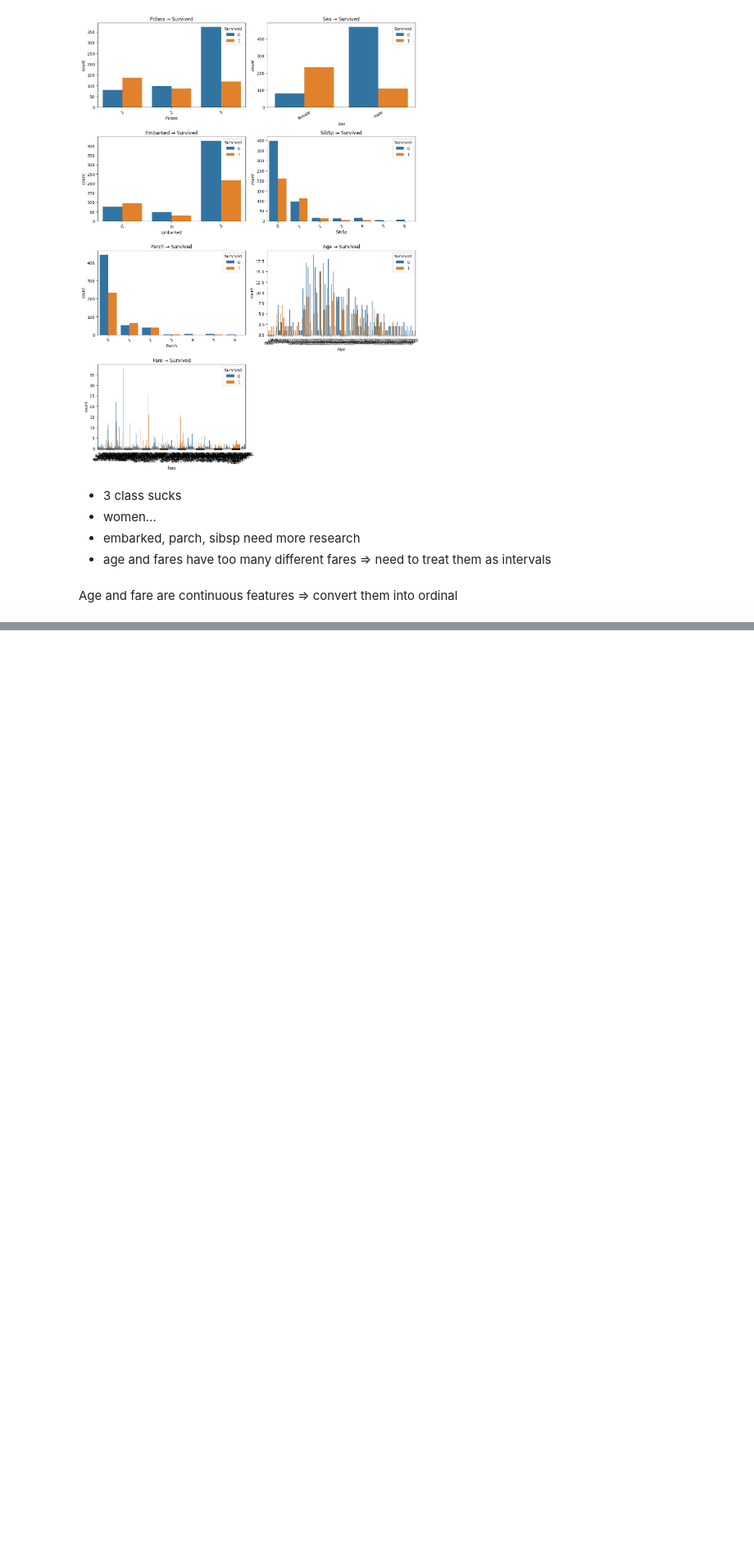
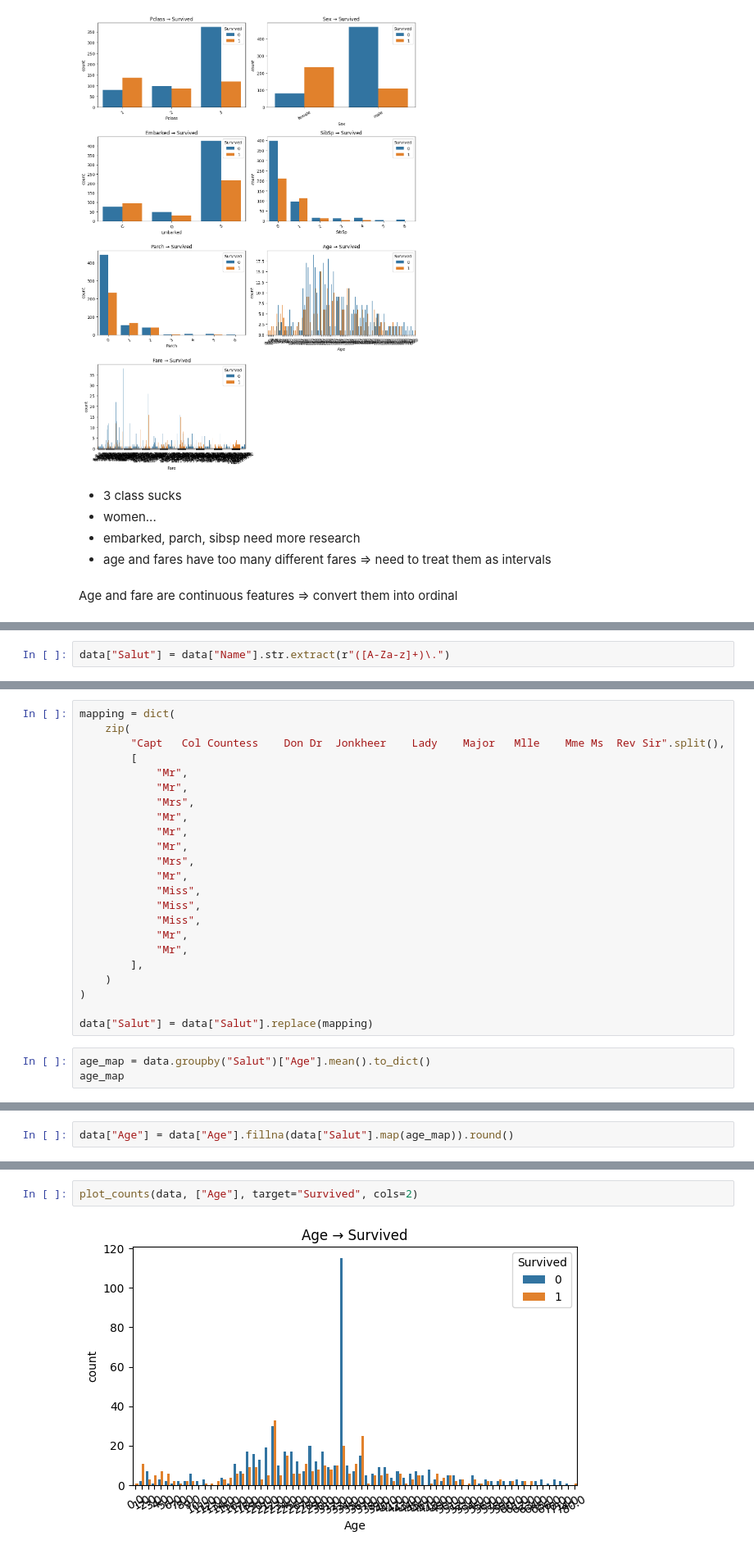
Before and after one commit to DmitriyN7/titanic, a Jupyter notebook: titanic.ipynb, the cells around one changed output, grey strips where cells are left out. Shown at 82% size. Saved outputs shown, nothing was run; the diff lists cells and outputs as text; blank space fills up the shorter version.

```diff
--- a/titanic.ipynb
+++ b/titanic.ipynb
@@ -98,0 +121,2 @@ Age and fare are continuous features => convert them into ordinal
+# %%
+data["Salut"] = data["Name"].str.extract(r"([A-Za-z]+)\.")
@@ -98,0 +134,26 @@ Age and fare are continuous features => convert them into ordinal
+# %%
+mapping = dict(
+    zip(
+        "Capt	Col	Countess	Don	Dr	Jonkheer	Lady	Major	Mlle	Mme	Ms	Rev	Sir".split(),
+        [
+            "Mr",
+            "Mr",
+            "Mrs",
+            "Mr",
+            "Mr",
+            "Mr",
+            "Mrs",
+            "Mr",
+            "Miss",
+            "Miss",
+            "Miss",
+            "Mr",
+            "Mr",
+        ],
+    )
+)
+
+data["Salut"] = data["Salut"].replace(mapping)
+# %%
+age_map = data.groupby("Salut")["Age"].mean().to_dict()
+age_map
@@ -98,0 +167,2 @@ Age and fare are continuous features => convert them into ordinal
+# %%
+data["Age"] = data["Age"].fillna(data["Salut"].map(age_map)).round()
@@ -98,0 +184,4 @@ Age and fare are continuous features => convert them into ordinal
+# %%
+plot_counts(data, ["Age"], target="Survived", cols=2)
+# %% [output]
+[figure, added]
```
Also changed, not shown: parts of 94 cells of this notebook, 9 other files.
